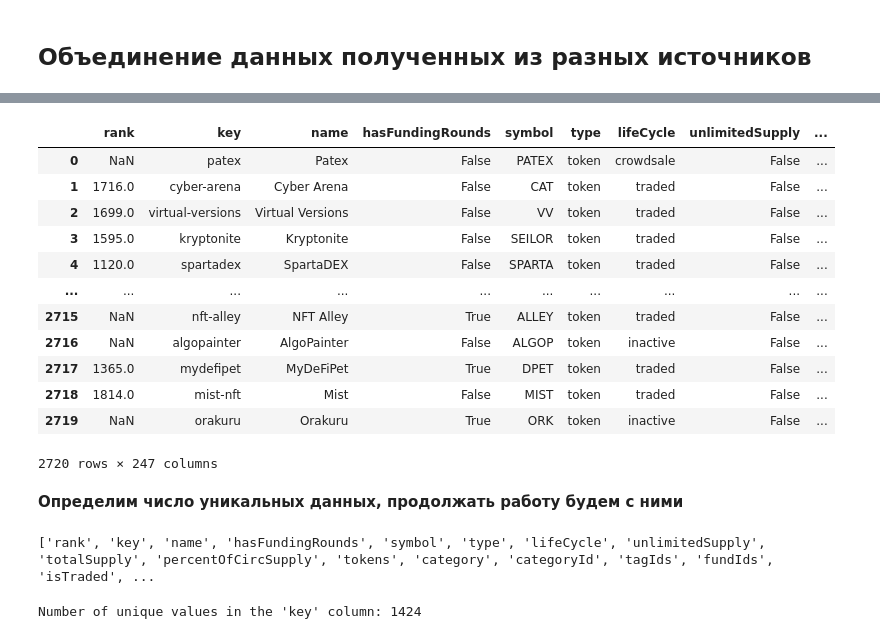
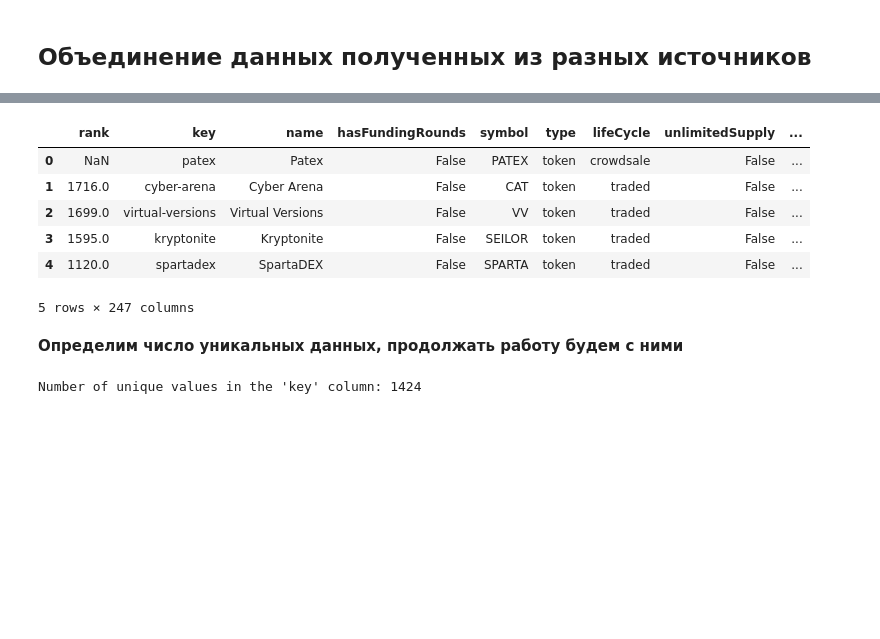
Before and after one commit to MagicKisa/Rug-Pull-check, a Jupyter notebook: data/analysis.ipynb, the cells around one changed output, grey strips where cells are left out. Drawn from its saved outputs; the diff is of its cells as text; code cells hidden in the pictures; blank space fills up the shorter version.

```diff
--- a/data/analysis.ipynb
+++ b/data/analysis.ipynb
@@ -73,34 +70,24 @@ cryptorank_df
 # %%
 # Функция для извлечения информации о монете из словарей
 def extract_coin_info(item):
     if item is not None and 'props' in item and 'pageProps' in item['props']:
         return item['props']['pageProps']
     else:
         return None
 
 # Создание нового датафрейма на основе информации о монете
 coin_df = pd.json_normalize(scan['items'].apply(extract_coin_info).dropna())
-coin_df
+coin_df.head()
 # %% [output]
 |  | rank | key | name | hasFundingRounds | symbol | type | lifeCycle | unlimitedSupply | ... |
 | 0 | NaN | patex | Patex | False | PATEX | token | crowdsale | False | ... |
 | 1 | 1716.0 | cyber-arena | Cyber Arena | False | CAT | token | traded | False | ... |
 | 2 | 1699.0 | virtual-versions | Virtual Versions | False | VV | token | traded | False | ... |
 | 3 | 1595.0 | kryptonite | Kryptonite | False | SEILOR | token | traded | False | ... |
 | 4 | 1120.0 | spartadex | SpartaDEX | False | SPARTA | token | traded | False | ... |
-| ... | ... | ... | ... | ... | ... | ... | ... | ... | ... |
-| 2715 | NaN | nft-alley | NFT Alley | True | ALLEY | token | traded | False | ... |
-| 2716 | NaN | algopainter | AlgoPainter | False | ALGOP | token | inactive | False | ... |
-| 2717 | 1365.0 | mydefipet | MyDeFiPet | True | DPET | token | traded | False | ... |
-| 2718 | 1814.0 | mist-nft | Mist | False | MIST | token | traded | False | ... |
-| 2719 | NaN | orakuru | Orakuru | True | ORK | token | inactive | False | ... |
-2720 rows × 247 columns
+5 rows × 247 columns
 # %% [markdown]
 **Определим число уникальных данных, продолжать работу будем с ними**
-# %%
-print(coin_df.columns.to_list())
-# %% [output]
-['rank', 'key', 'name', 'hasFundingRounds', 'symbol', 'type', 'lifeCycle', 'unlimitedSupply', 'totalSupply', 'percentOfCircSupply', 'tokens', 'category', 'categoryId', 'tagIds', 'fundIds', 'isTraded', ...
 # %%
 unique_keys_count = coin_df['key'].nunique()
 print("Number of unique values in the 'key' column:", unique_keys_count)
```
Also changed, not shown: parts of 62 cells of this notebook, 2 other files.
